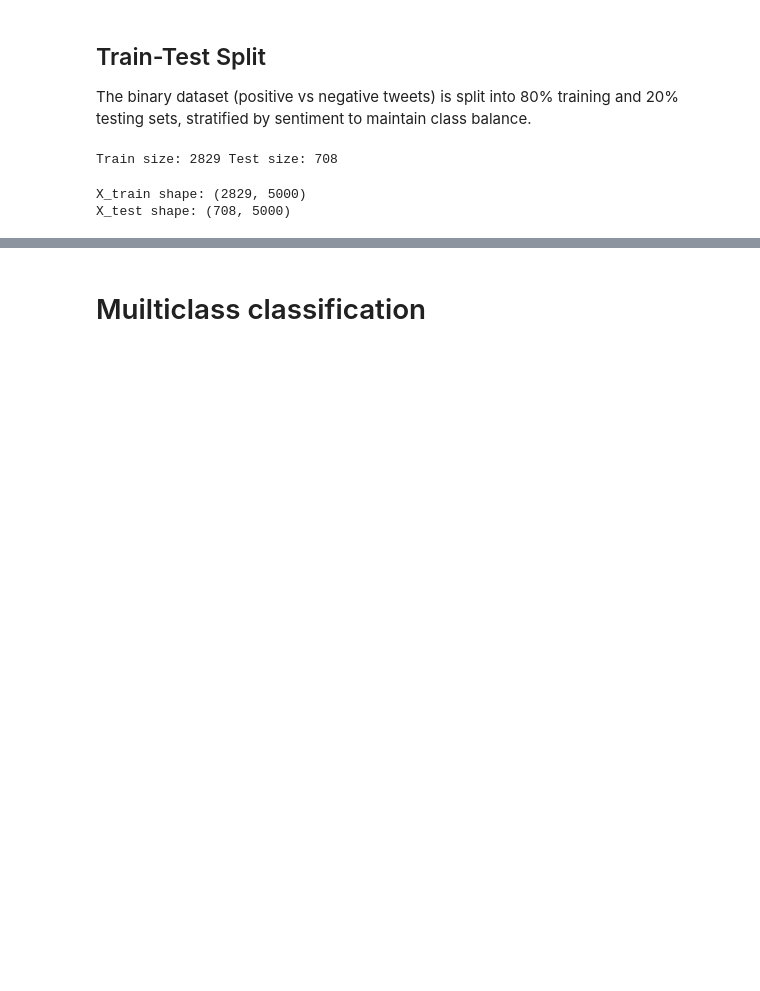
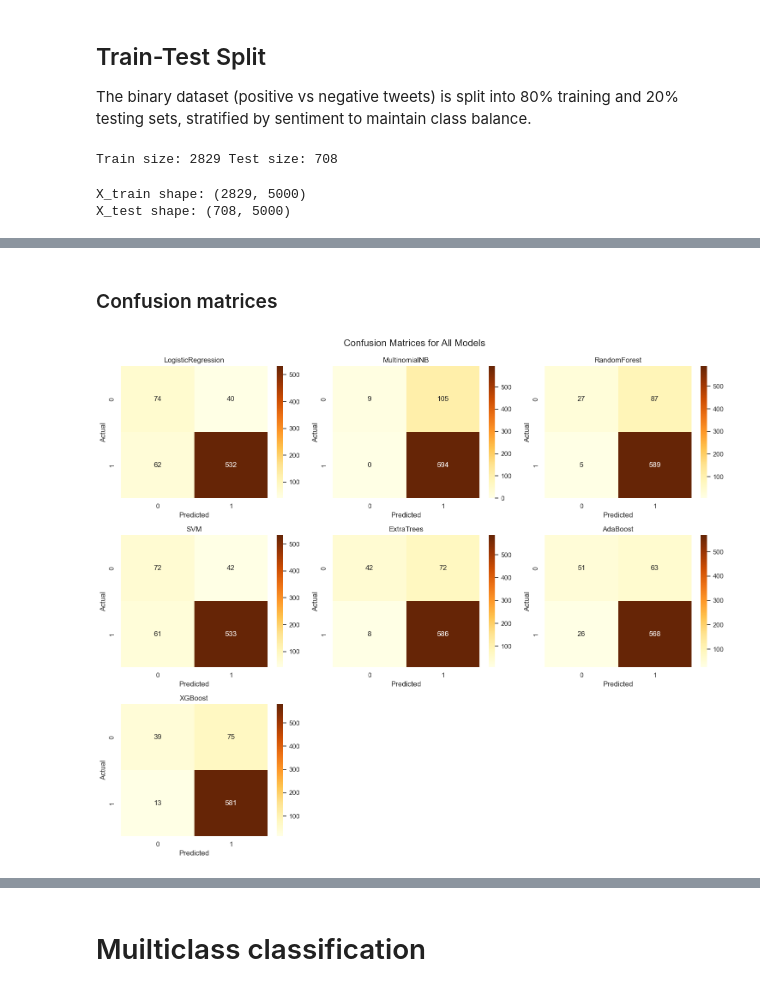
Before and after one commit to PrimeTonyCode/phase_4_project, a Jupyter notebook: Tweet_Sentiment_NLP.ipynb, the cells around one changed output, grey strips where cells are left out. Saved outputs shown, nothing was run; the diff lists cells and outputs as text; code cells hidden in the pictures; blank space fills up the shorter version.

```diff
--- a/Tweet_Sentiment_NLP.ipynb
+++ b/Tweet_Sentiment_NLP.ipynb
@@ -563,0 +669,30 @@ plt.show()
+# %% [markdown]
+### Confusion matrices
+# %%
+import matplotlib.pyplot as plt
+import seaborn as sns
+from sklearn.metrics import confusion_matrix
+
+# -----------------------------
+# Combined Confusion Matrices
+# -----------------------------
+num_models = len(model_preds)
+cols = 3  # number of columns in the grid
+rows = (num_models + cols - 1) // cols  # calculate rows needed
+
+plt.figure(figsize=(cols*5, rows*4))
+
+for i, (name, y_pred) in enumerate(model_preds.items(), 1):
+    cm = confusion_matrix(y_test, y_pred)
+    plt.subplot(rows, cols, i)
+    sns.heatmap(cm, annot=True, fmt='d', cmap=sns.color_palette("YlOrBr", as_cmap=True))
+    plt.title(name)
+    plt.xlabel('Predicted')
+    plt.ylabel('Actual')
+
+plt.tight_layout()
+plt.suptitle('Confusion Matrices for All Models', fontsize=16, y=1.02)
+plt.savefig('output/confusion_matrices_combined.png', bbox_inches='tight')
+plt.show()
+# %% [output]
+[figure, added]
```
Also changed, not shown: parts of 17 cells of this notebook, 9 other files.
